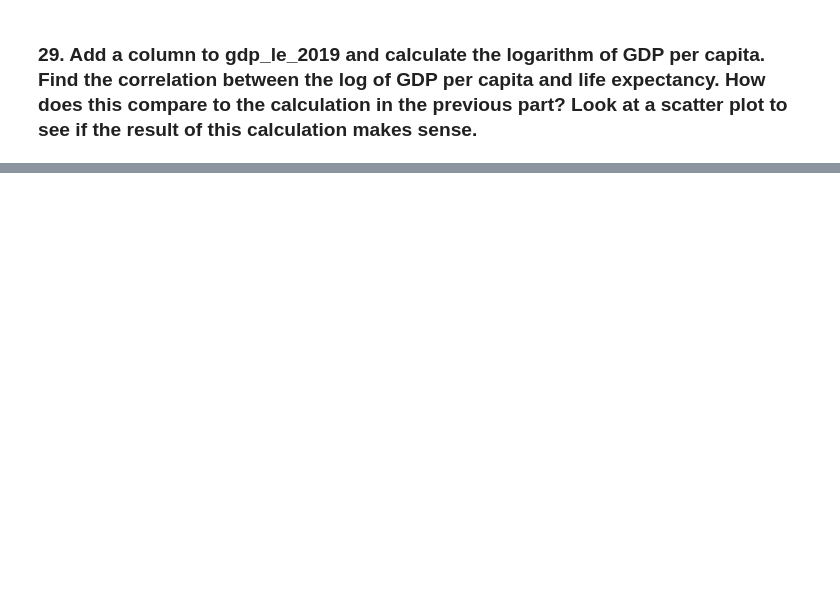
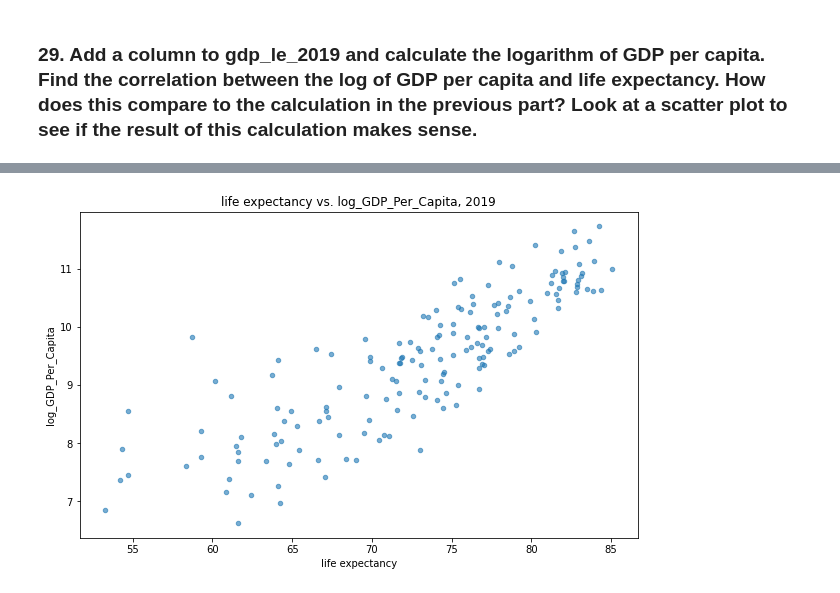
Before and after one commit to ashamaheshwari/un_data_question-ashamaheshwari, a Jupyter notebook: notebooks/UN_Data_Exploration.ipynb, the cells around one changed output, grey strips where cells are left out. Saved outputs shown, nothing was run; the diff lists cells and outputs as text; code cells hidden in the pictures; blank space fills up the shorter version.

```diff
--- a/notebooks/UN_Data_Exploration.ipynb
+++ b/notebooks/UN_Data_Exploration.ipynb
@@ -582,2 +665,6 @@ pd.merge(left = gdp_df,
 # %% [markdown]
 ### 29. Add a column to gdp_le_2019 and calculate the logarithm of GDP per capita. Find the correlation between the log of GDP per capita and life expectancy. How does this compare to the calculation in the previous part? Look at a scatter plot to see if the result of this calculation makes sense.
+# %%
+gdp_le_2019["log_GDP_Per_Capita"] = np.log(gdp_le_2019["GDP_Per_Capita"])
+gdp_le_2019
+gdp_le_2019[['life expectancy', 'log_GDP_Per_Capita']].corr()
@@ -583,0 +680,5 @@ pd.merge(left = gdp_df,
+# %%
+gdp_le_2019.plot(kind = 'scatter', x = 'life expectancy', y = 'log_GDP_Per_Capita', figsize = (10,6), alpha=0.6)
+plt.title('life expectancy vs. log_GDP_Per_Capita, 2019');
+# %% [output]
+[figure, added]
```
Also changed, not shown: parts of 25 cells of this notebook.
